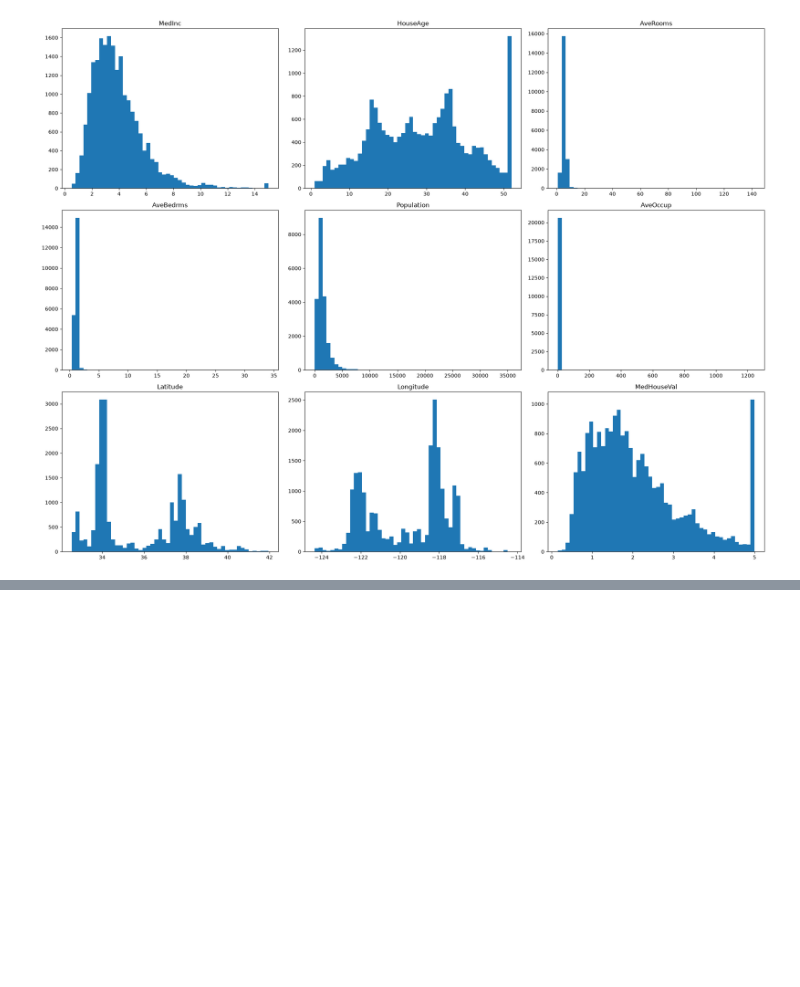
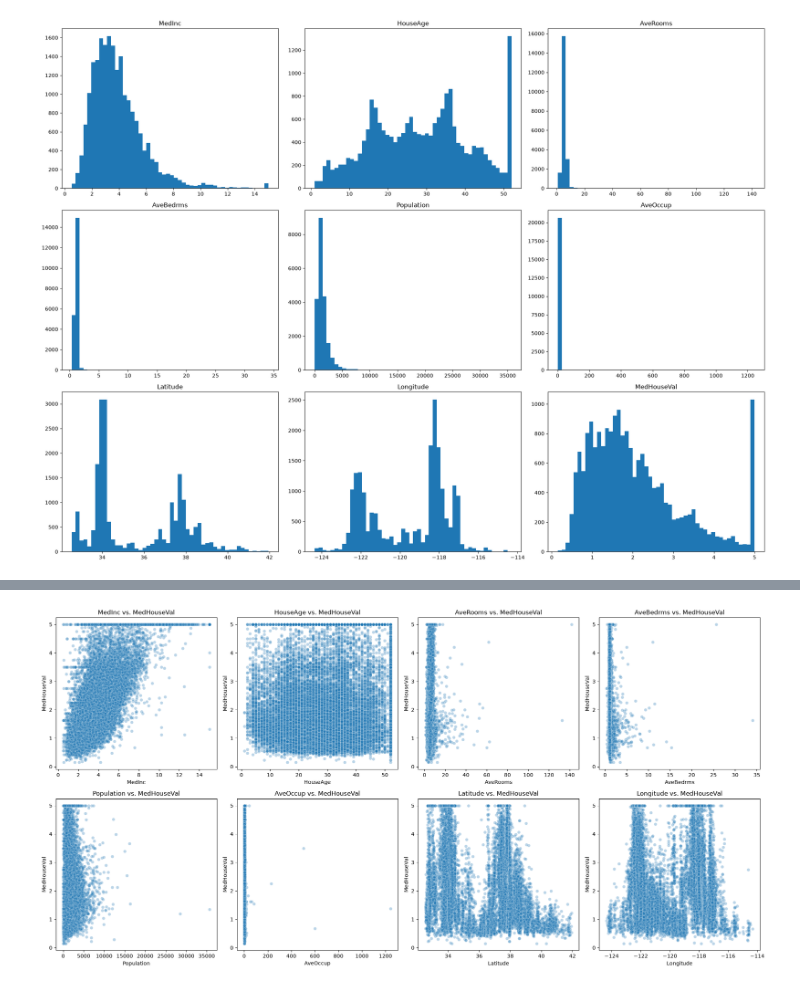
Before and after one commit to Rupesh-AI404/real-estate-price-prediction, a Jupyter notebook: real-estate-analysis.ipynb, the cells around one changed output, grey strips where cells are left out. Drawn from its saved outputs; the diff is of its cells as text; code cells hidden in the pictures; blank space fills up the shorter version.

```diff
--- a/real-estate-analysis.ipynb
+++ b/real-estate-analysis.ipynb
@@ -179,0 +209,34 @@ plt.show()
+# %%
+# First, let's define our features (all columns except the target) and the target variable.
+# This makes our plotting loop cleaner and more explicit.
+features = housing_df.columns.drop('MedHouseVal')
+target = 'MedHouseVal'
+
+# Create a figure and a set of subplots.
+# We have 8 features, so a 2x4 grid is a good layout.
+fig, axes = plt.subplots(nrows=2, ncols=4, figsize=(20, 10))
+
+# Flatten the 2D array of axes into a 1D array for easy iteration.
+axes = axes.flatten()
+
+# Loop through each feature and its corresponding subplot axis.
+for i, feature in enumerate(features):
+    # Use seaborn's scatterplot function.
+    # x: The feature we are currently analyzing.
+    # y: Our consistent target variable.
+    # data: The DataFrame to pull data from.
+    # ax: The specific subplot to draw on.
+    # alpha: Sets the transparency of the points. 0.3 means 30% opacity.
+    #        This is crucial for dense datasets to reveal areas of high point concentration.
+    sns.scatterplot(x=feature, y=target, data=housing_df, ax=axes[i], alpha=0.3)
+
+    # Set a clear title for each subplot.
+    axes[i].set_title(f'{feature} vs. {target}')
+
+# Adjust the layout to prevent titles and labels from overlapping.
+plt.tight_layout()
+
+# Display the entire grid of plots.
+plt.show()
+# %% [output]
+[figure, added]
```
Also changed, not shown: parts of 1 cell of this notebook.
